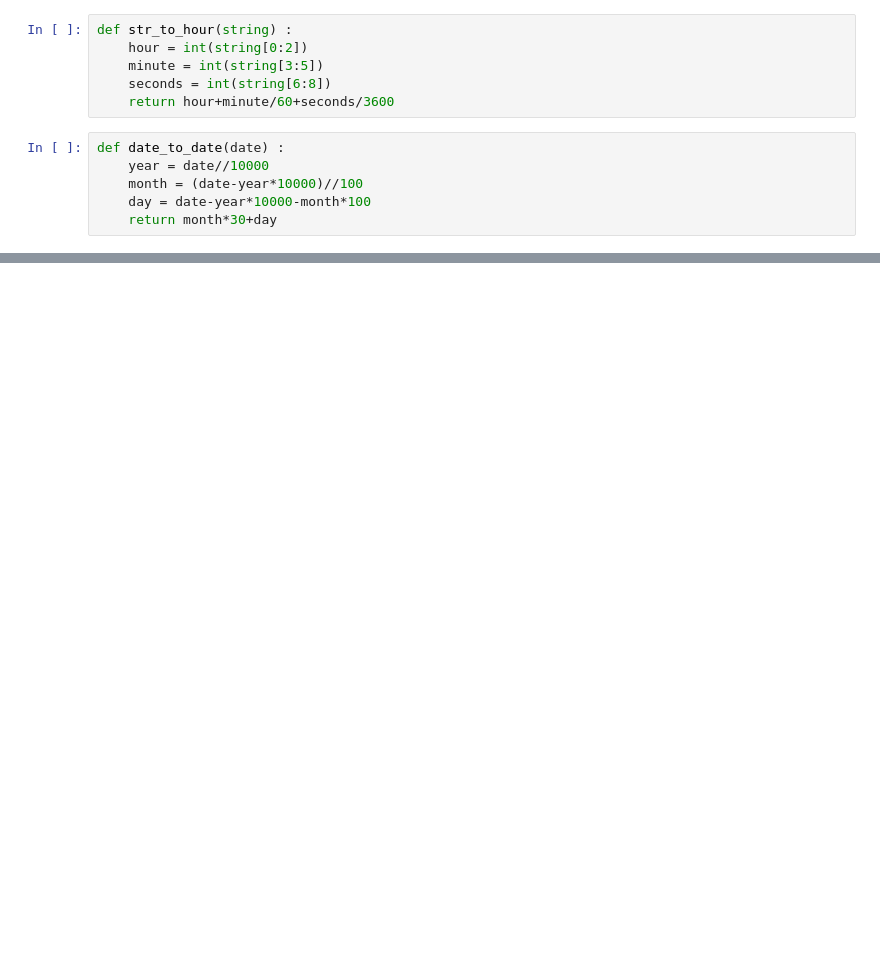
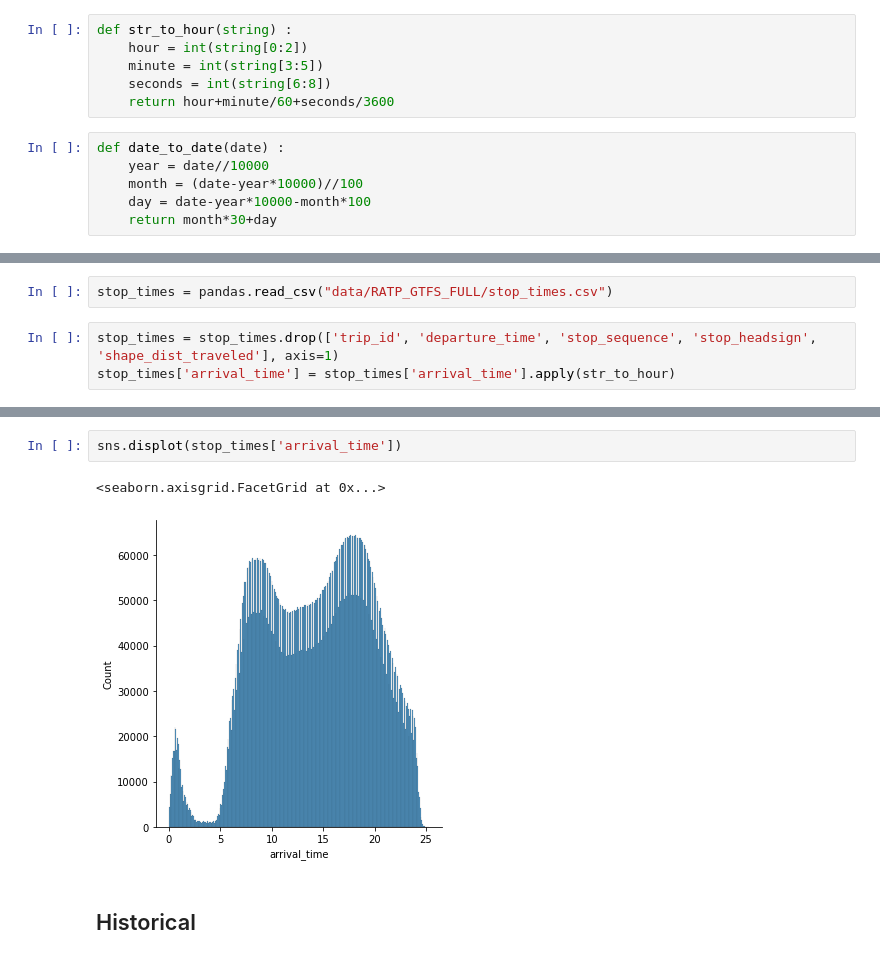
Before and after one commit to StanislasDOZIAS/INF442, a Jupyter notebook: preprocessing.ipynb, the cells around one changed output, grey strips where cells are left out. Cells and saved outputs as stored; diff of their text form; blank space fills up the shorter version.

```diff
--- a/preprocessing.ipynb
+++ b/preprocessing.ipynb
@@ -95,0 +96,5 @@ def date_to_date(date) :
+# %%
+stop_times = pandas.read_csv("data/RATP_GTFS_FULL/stop_times.csv")
+# %%
+stop_times = stop_times.drop(['trip_id', 'departure_time', 'stop_sequence', 'stop_headsign', 'shape_dist_traveled'], axis=1)
+stop_times['arrival_time'] = stop_times['arrival_time'].apply(str_to_hour)
@@ -95,0 +122,7 @@ def date_to_date(date) :
+# %%
+sns.displot(stop_times['arrival_time'])
+# %% [output]
+<seaborn.axisgrid.FacetGrid at 0x...>
+[figure, added]
+# %% [markdown]
+## Historical
```
Also changed, not shown: parts of 52 cells of this notebook.
